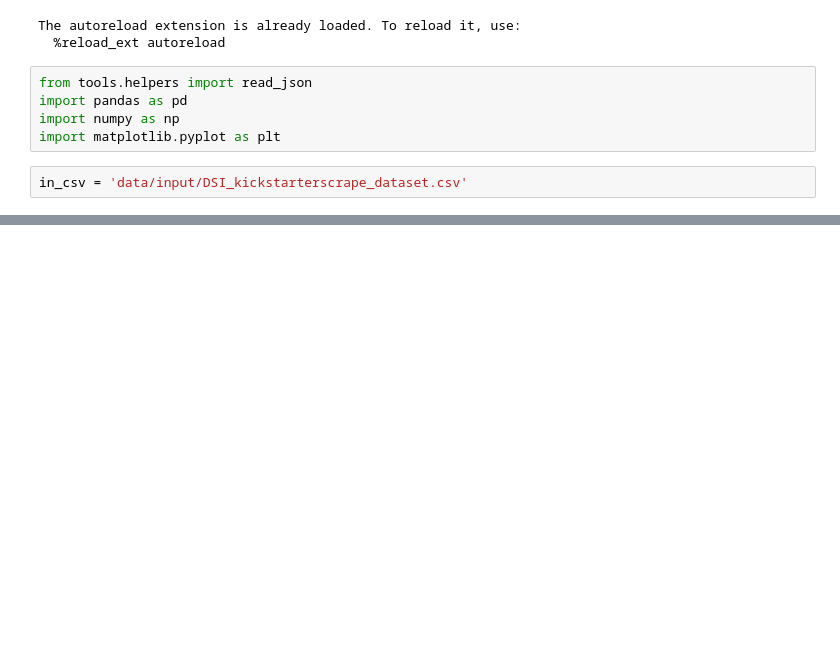
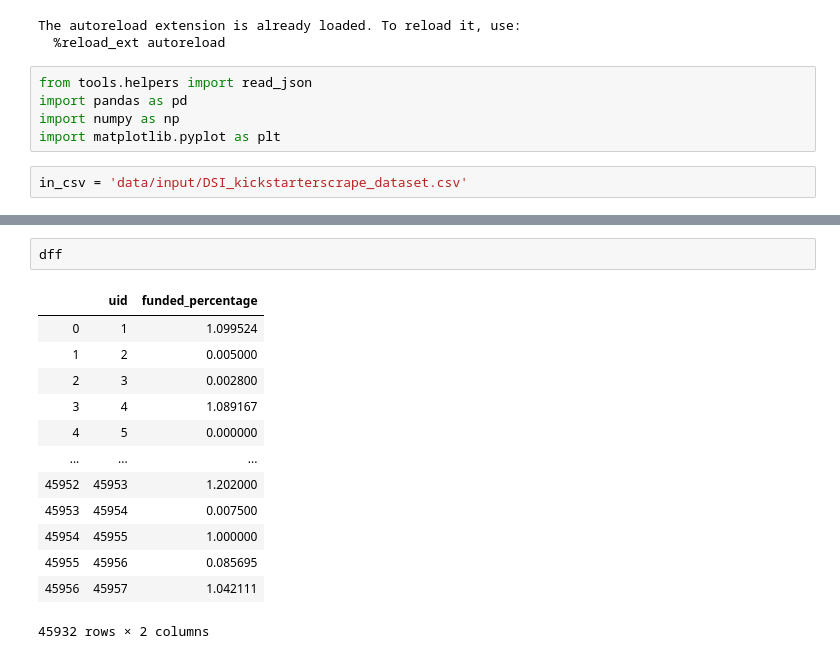
Before and after one commit to nygeog/general_assembly_data_analysis, a Jupyter notebook: part_2_a_best_length_time_campaign.ipynb, the cells around one changed output, grey strips where cells are left out. Saved outputs shown, nothing was run; the diff lists cells and outputs as text; blank space fills up the shorter version.

```diff
--- a/part_2_a_best_length_time_campaign.ipynb
+++ b/part_2_a_best_length_time_campaign.ipynb
@@ -27,0 +33,16 @@ plt.scatter(df['funded percentage'], df.duration, s=df['funded percentage'])
+# %%
+dff
+# %% [output]
+|  | uid | funded_percentage |
+| 0 | 1 | 1.099524 |
+| 1 | 2 | 0.005000 |
+| 2 | 3 | 0.002800 |
+| 3 | 4 | 1.089167 |
+| 4 | 5 | 0.000000 |
+| ... | ... | ... |
+| 45952 | 45953 | 1.202000 |
+| 45953 | 45954 | 0.007500 |
+| 45954 | 45955 | 1.000000 |
+| 45955 | 45956 | 0.085695 |
+| 45956 | 45957 | 1.042111 |
+45932 rows × 2 columns
```
Also changed, not shown: parts of 7 cells of this notebook, 3 other files.
